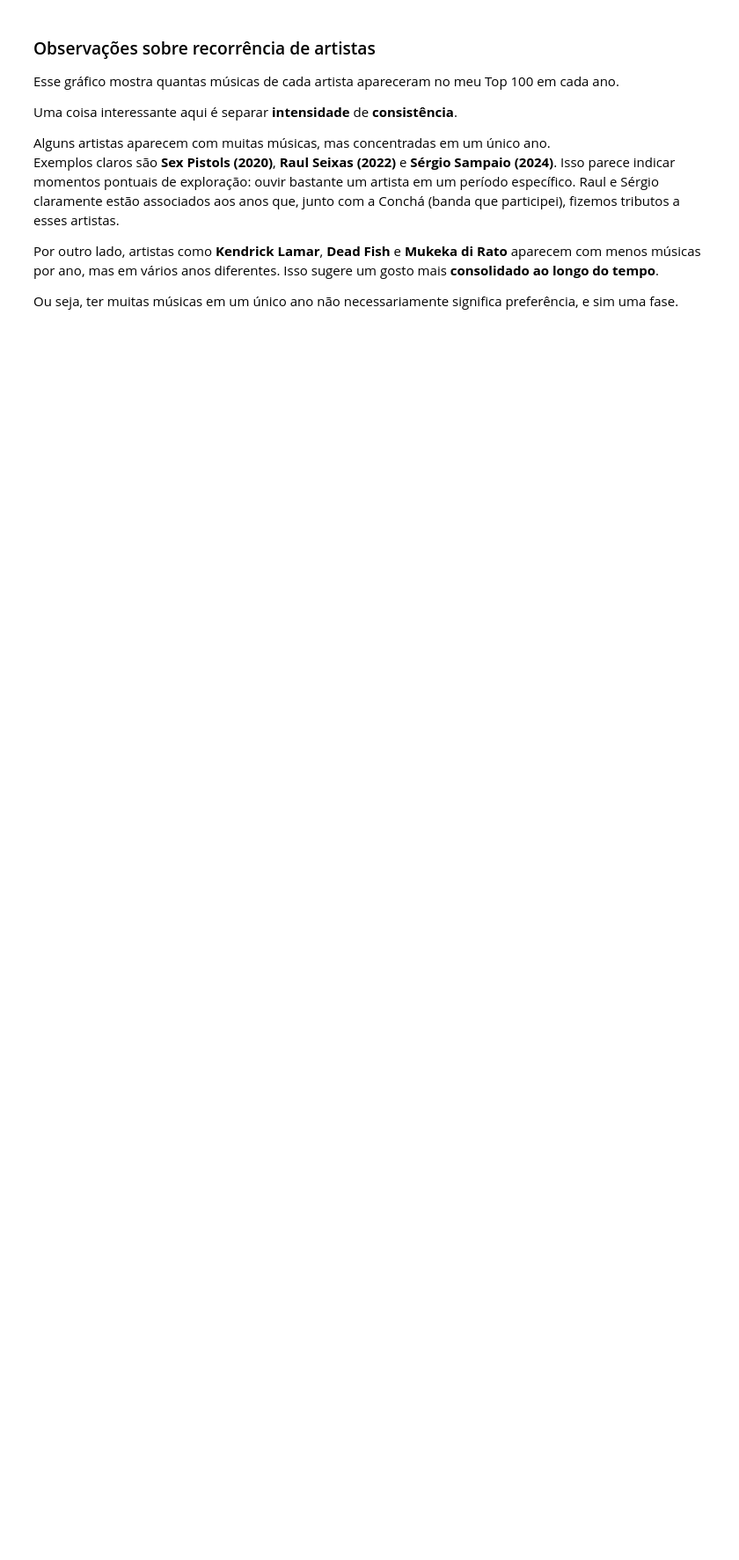
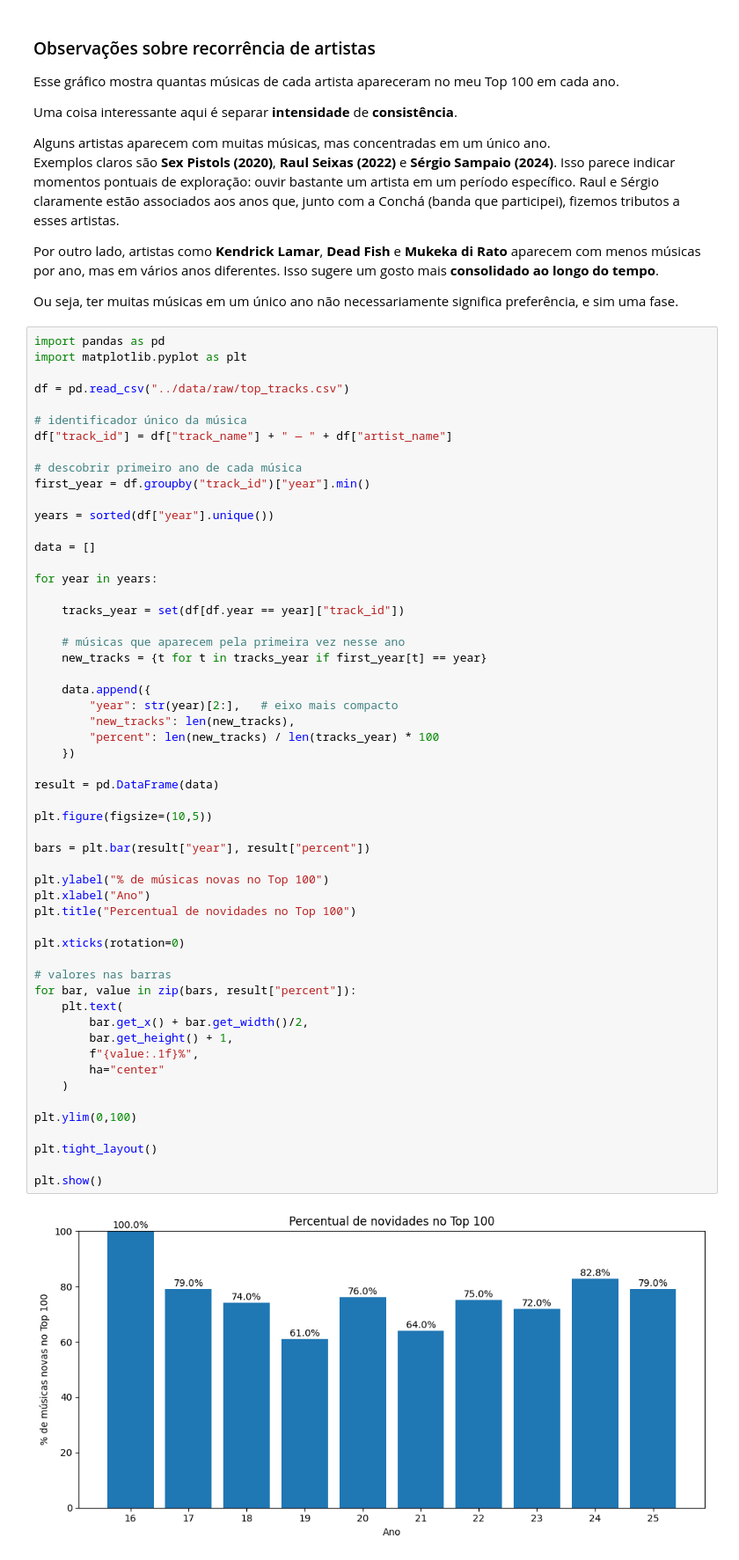
Before and after one commit to filipedbrito/spotify-eclecticism, a Jupyter notebook: notebooks/exploratory_analysis.ipynb, the cells around one changed output. Shown at 88% size. Saved outputs shown, nothing was run; the diff lists cells and outputs as text; blank space fills up the shorter version.

```diff
--- a/notebooks/exploratory_analysis.ipynb
+++ b/notebooks/exploratory_analysis.ipynb
@@ -310,6 +310,63 @@ Exemplos claros são **Sex Pistols (2020)**, **Raul Seixas (2022)** e **Sérgio
 Por outro lado, artistas como **Kendrick Lamar**, **Dead Fish** e **Mukeka di Rato** aparecem com menos músicas por ano, mas em vários anos diferentes. Isso sugere um gosto mais **consolidado ao longo do tempo**.
 
 Ou seja, ter muitas músicas em um único ano não necessariamente significa preferência, e sim uma fase.
+# %%
+import pandas as pd
+import matplotlib.pyplot as plt
+
+df = pd.read_csv("../data/raw/top_tracks.csv")
+
+# identificador único da música
+df["track_id"] = df["track_name"] + " — " + df["artist_name"]
+
+# descobrir primeiro ano de cada música
+first_year = df.groupby("track_id")["year"].min()
+
+years = sorted(df["year"].unique())
+
+data = []
+
+for year in years:
+
+    tracks_year = set(df[df.year == year]["track_id"])
+
+    # músicas que aparecem pela primeira vez nesse ano
+    new_tracks = {t for t in tracks_year if first_year[t] == year}
+
+    data.append({
+        "year": str(year)[2:],   # eixo mais compacto
+        "new_tracks": len(new_tracks),
+        "percent": len(new_tracks) / len(tracks_year) * 100
+    })
+
+result = pd.DataFrame(data)
+
+plt.figure(figsize=(10,5))
+
+bars = plt.bar(result["year"], result["percent"])
+
+plt.ylabel("% de músicas novas no Top 100")
+plt.xlabel("Ano")
+plt.title("Percentual de novidades no Top 100")
+
+plt.xticks(rotation=0)
+
+# valores nas barras
+for bar, value in zip(bars, result["percent"]):
+    plt.text(
+        bar.get_x() + bar.get_width()/2,
+        bar.get_height() + 1,
+        f"{value:.1f}%",
+        ha="center"
+    )
+
+plt.ylim(0,100)
+
+plt.tight_layout()
+
+plt.show()
+# %% [output]
+[figure, added]
 # %%
 import pandas as pd
 import matplotlib.pyplot as plt
```
Also changed, not shown: parts of 2 cells of this notebook, 1 other file.
